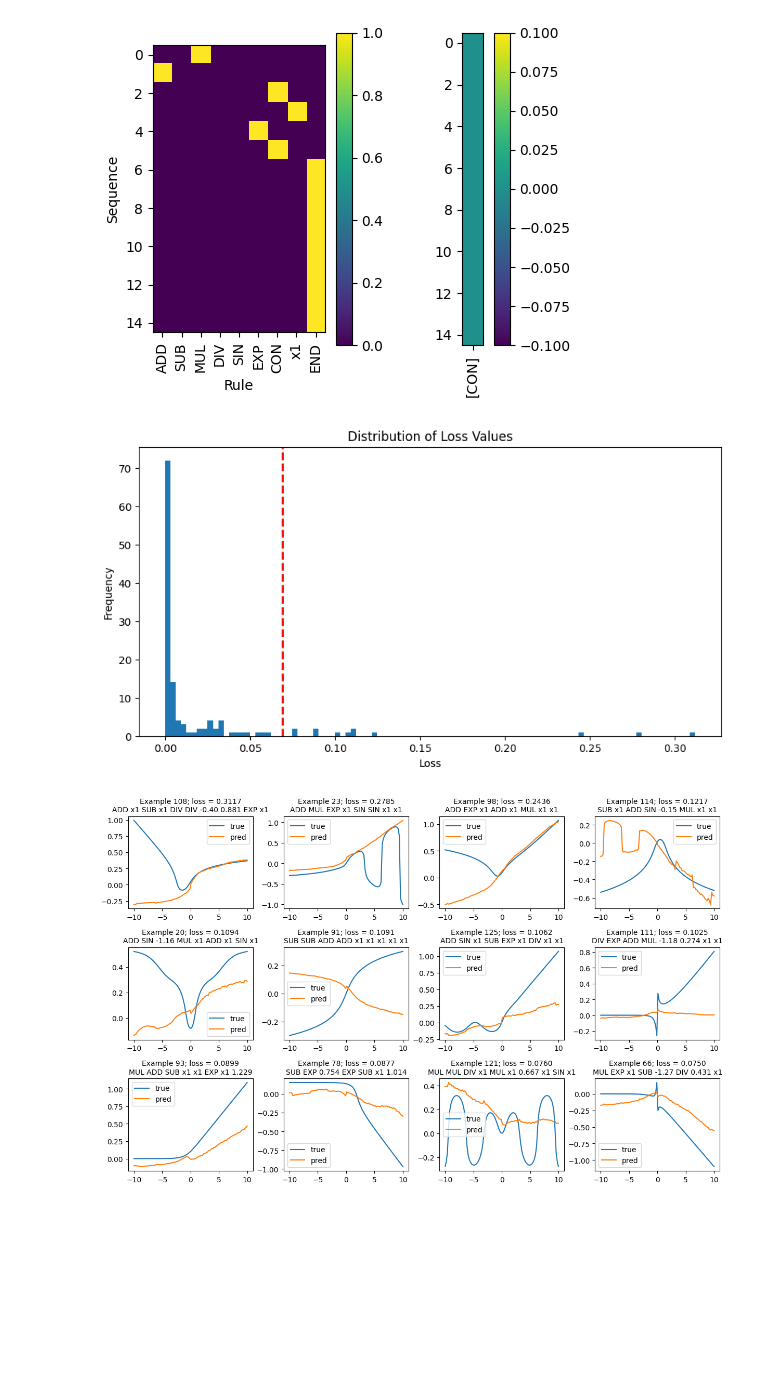
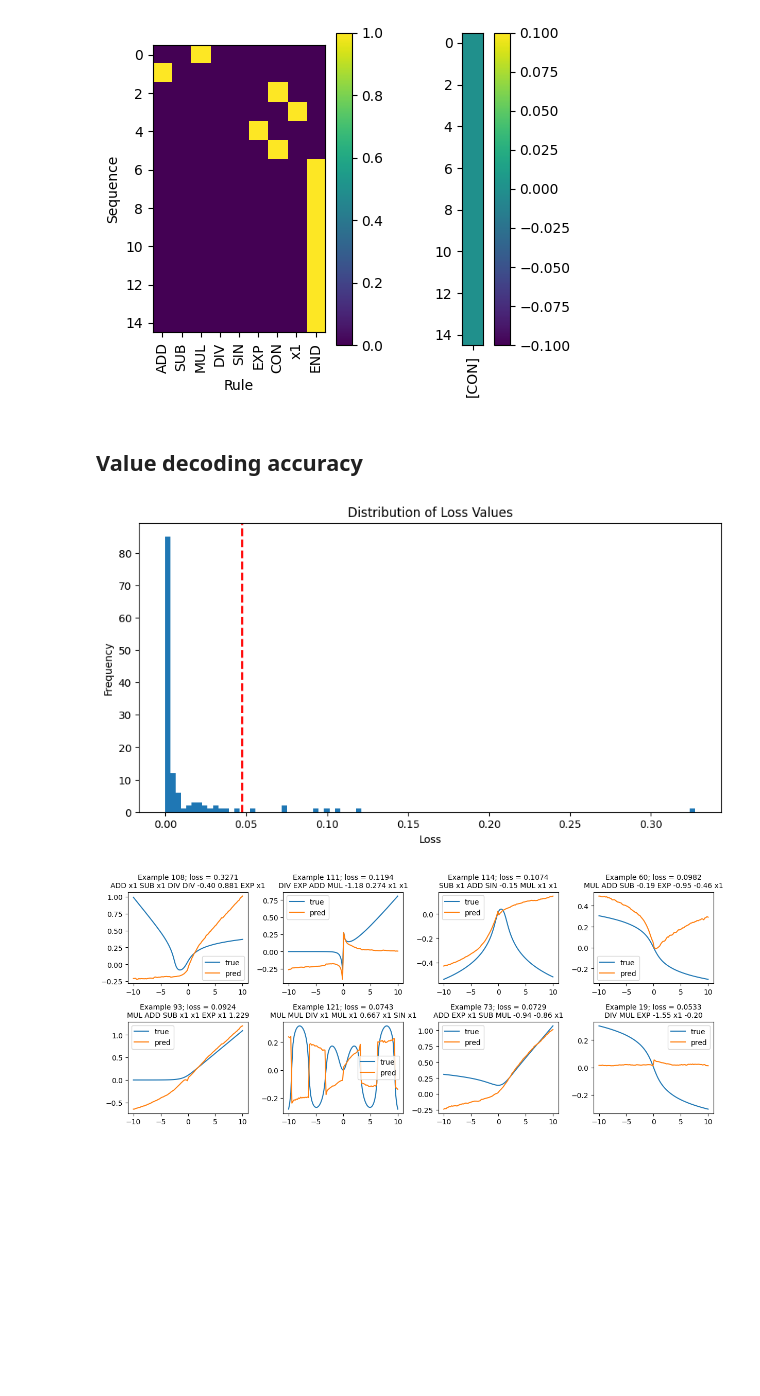
Before and after one commit to LuisCarretero/similar-expressions, a Jupyter notebook: src/model/dev.ipynb, the cells around one changed output. Saved outputs shown, nothing was run; the diff lists cells and outputs as text; code cells hidden in the pictures; blank space fills up the shorter version.

```diff
--- a/src/model/dev.ipynb
+++ b/src/model/dev.ipynb
@@ -25,7 +25,7 @@ import numpy as np
 import sympy as sp
 from util import prods_to_eq, logits_to_prefix, logits_to_prods
 from config_util import dict_to_config, load_config
-from data_util import data2input, load_dataset, calc_priors_and_means, create_dataloader
+from data_util import data2input, load_dataset, calc_priors_and_means, create_dataloader, load_wandb_model
 from debug_util import plot_onehot
 import wandb
 from model import GrammarVAE
@@ -41,18 +41,5 @@ value_transform = lambda x: torch.arcsinh(x)*0.1
 val_transformed = value_transform(torch.tensor(val)).detach().numpy()
 
 # Load model
-run = 'koxmwjg7'
-wandb_cache_path = f'/Users/luis/Desktop/Cranmer 2024/Workplace/smallMutations/similar-expressions/wandb_cache'
-with wandb.restore('model.pth', run_path=f"luis-carretero-eth-zurich/similar-expressions-01/runs/{run}", root=wandb_cache_path, replace=True) as io:
-    name = io.name
-checkpoint = torch.load(name, map_location='cpu')
-
-# Read the model parameters from the WandB config.yaml file
-with wandb.restore('config.yaml', run_path=f"luis-carretero-eth-zurich/similar-expressions-01/runs/{run}", root=wandb_cache_path, replace=True) as config_file:
-    config = yaml.safe_load(config_file)
-    cfg = {k: v['value'] for k, v in list(config.items()) if k not in ['wandb_version', '_wandb']}
-    cfg = dict_to_config(cfg)
-
-vae_model = GrammarVAE(cfg)
-vae_model.load_state_dict(checkpoint['model_state_dict'])
+vae_model, cfg_dict, cfg = load_wandb_model(run='24ryl3yz')
 # %% [output]
@@ -112,6 +113,8 @@ plot_onehot(argmax_matrix, syntax_cats, apply_softmax=False, figsize=(5, 4))
 [figure]
 [figure]
 [figure]
+# %% [markdown]
+## Value decoding accuracy
 # %%
 from grammar import GCFG
 
@@ -161,34 +164,34 @@ for i in range(len(sorted_indices)):
         break
 
     idx = sorted_indices[i]
     if loss[idx] < threshold:
         continue
 
     row = plot_count // num_cols
     col = plot_count % num_cols
 
     y_true = values_true[idx, ...]
     y_pred = values_pred[idx, ...]
 
     # Plot function values
     axs[row, col].plot(val_x, y_true.squeeze().detach().numpy(), label='true')
     axs[row, col].plot(val_x, y_pred.squeeze().detach().numpy(), label='pred')
     axs[row, col].legend()
     prods = logits_to_prods(x[idx, ...].squeeze(0).T, GCFG, sample=False)
-    eq = [s[:min(5, len(s))] for s in prods_to_eq(prods)]
-    eq_str = ' '.join(eq)
+    prefix = [s[:min(5, len(s))] for s in prods_to_eq(prods)]
+    eq_str = ' '.join(prefix)
     axs[row, col].set_title(f'Example {idx.item()}; loss = {loss[idx].item():.4f}\n{eq_str}', fontsize=10)
 
     plot_count += 1
 
 # Hide any unused subplots
 for i in range(plot_count, num_rows * num_cols):
     row = i // num_cols
     col = i % num_cols
     axs[row, col].axis('off')
 
 plt.tight_layout()
 plt.show()
 # %% [output]
-[figure, old version]
+[figure, new version]
-[figure, old version]
+[figure, new version]
```
Also changed, not shown: parts of 10 cells of this notebook, 6 other files.
